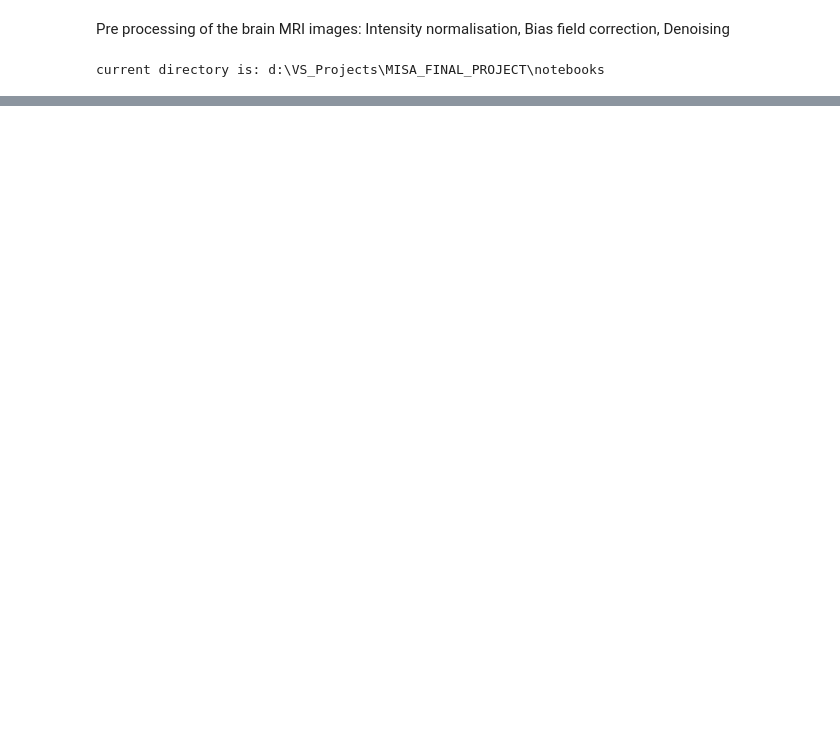
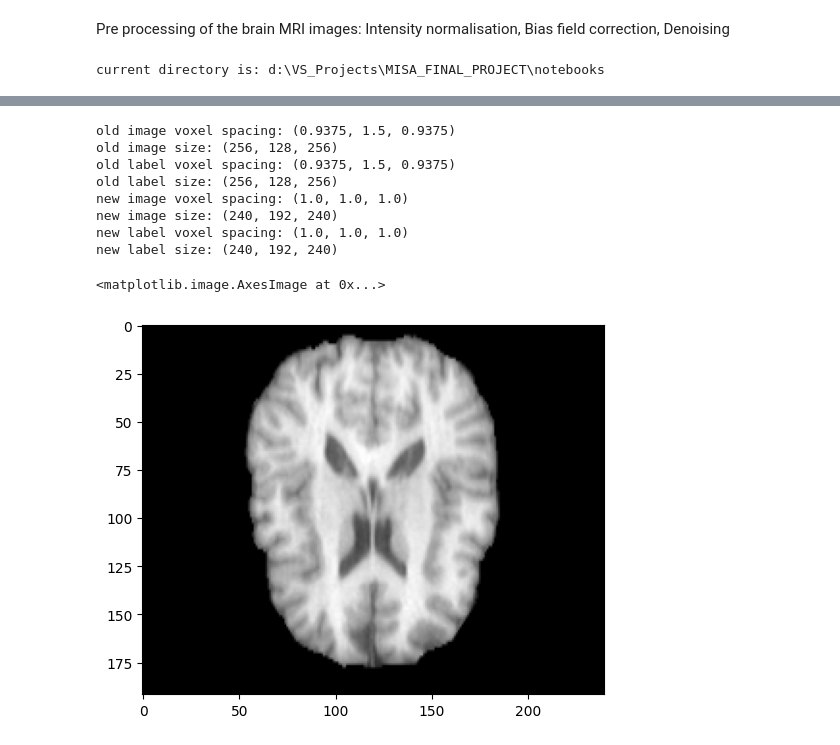
Before and after one commit to cansuyalcinn/brain-tissue-segmentation-challenge, a Jupyter notebook: notebooks/pre_processing.ipynb, the cells around one changed output, grey strips where cells are left out. Drawn from its saved outputs; the diff is of its cells as text; code cells hidden in the pictures; blank space fills up the shorter version.

Commit message:
resampling for the voxel spacing is added.

```diff
--- a/notebooks/pre_processing.ipynb
+++ b/notebooks/pre_processing.ipynb
@@ -108,0 +19,11 @@ sitk::ERROR: Unable to determine ImageIO writer for "d:\VS_Projects\MISA_FINAL_P
+# %%
+#instantiate dataset, specify set name
+im_data = ImageDataset('Training')
+#check length
+print(f'len: {im_data.len}')
+#get all ids (useful to iterate over all adataset)
+print(f'all ids: {im_data.IDs}')
+#get list of all images paths for training
+print(f'images paths: {im_data.im_paths()}')
+#same for the labels
+print(f'images paths: {im_data.labels_paths()}')
@@ -108,0 +95,22 @@ sitk::ERROR: Unable to determine ImageIO writer for "d:\VS_Projects\MISA_FINAL_P
+# %%
+# Select the patient
+id = im_data.IDs[0]
+pat = patient(id, im_data)
+
+# Get the image and the labels
+im = pat.im()
+labels = pat.labels()
+resampled_im = resample_image(im, labels, new_spacing=[1, 1, 1])
+# plot
+plt.imshow(sitk.GetArrayFromImage(resampled_im)[135], cmap='gray')
+# %% [output]
+old image voxel spacing: (0.9375, 1.5, 0.9375)
+old image size: (256, 128, 256)
+old label voxel spacing: (0.9375, 1.5, 0.9375)
+old label size: (256, 128, 256)
+new image voxel spacing: (1.0, 1.0, 1.0)
+new image size: (240, 192, 240)
+new label voxel spacing: (1.0, 1.0, 1.0)
+new label size: (240, 192, 240)
+<matplotlib.image.AxesImage at 0x...>
+[figure, added]
```
Also changed, not shown: parts of 12 cells of this notebook, 1 other file.
